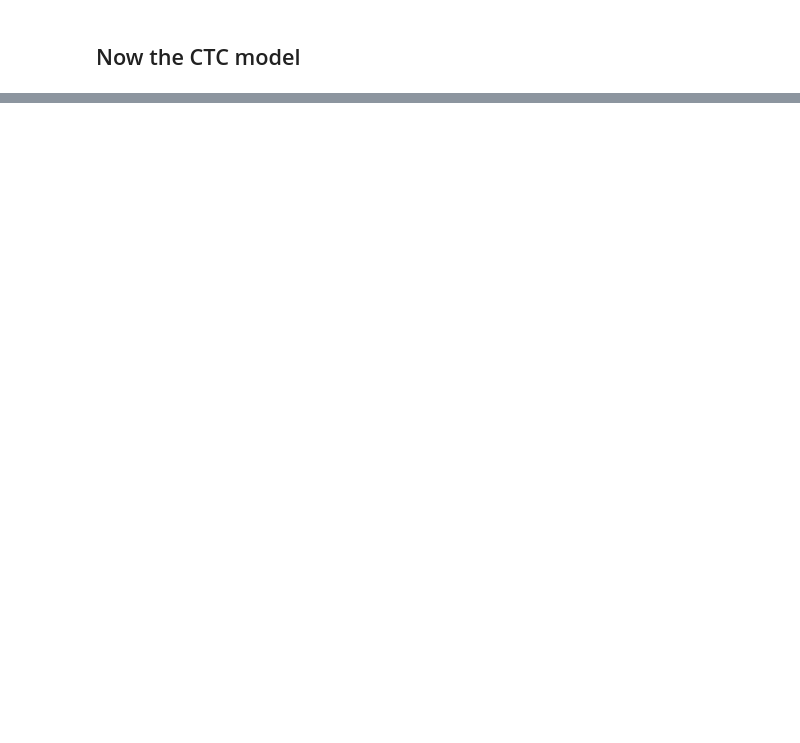
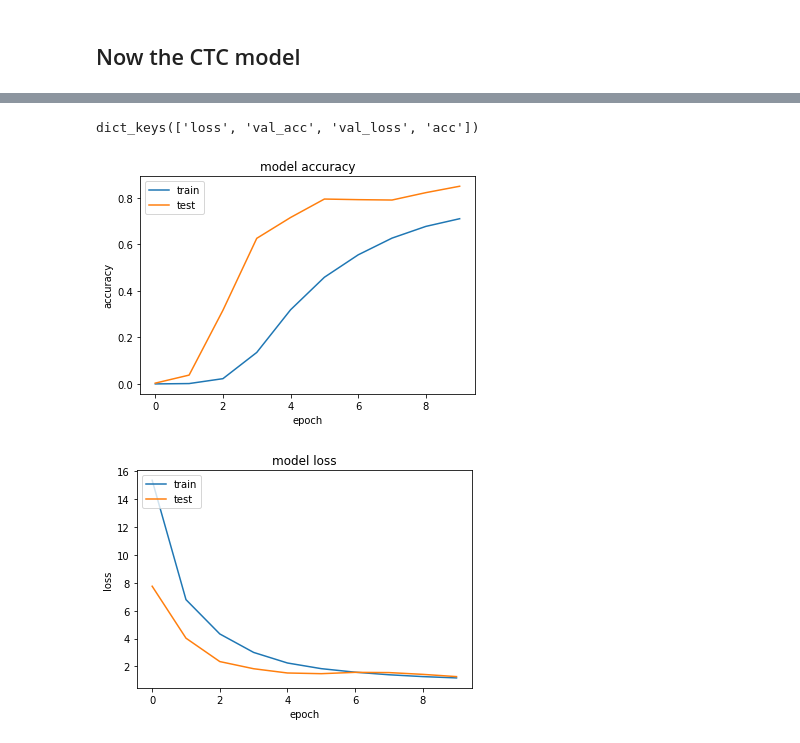
Before and after one commit to chrisdinant/speech, a Jupyter notebook: train.ipynb, the cells around one changed output, grey strips where cells are left out. Drawn from its saved outputs; the diff is of its cells as text; code cells hidden in the pictures; blank space fills up the shorter version.

```diff
--- a/train.ipynb
+++ b/train.ipynb
@@ -203,0 +167,22 @@ def ctc(y_true, y_pred):
+# %%
+labels, input_length, label_length = get_ctc_params(Y = Y_train_all, classes_list = all_classes)
+labels_val, input_length_val, label_length_val = get_ctc_params(Y = Y_val_all, classes_list = all_classes)
+# %%
+checkpointer = ModelCheckpoint(filepath="./models/ctc_{}_best.h5".format(date),
+                               verbose=0,
+                               save_best_only=True)
+# %%
+history = sr_ctc.m.fit([np.squeeze(X_train),
+                            labels,
+                            input_length,
+                            label_length],
+                       np.zeros([len(Y_train_all)]),
+                       batch_size = 128,
+                       epochs = 10,
+                       validation_data = ([np.squeeze(X_val),
+                                           labels_val,
+                                           input_length_val,
+                                           label_length_val],
+                                          np.zeros([len(Y_val_all)])),
+                       callbacks = [checkpointer],
+                       verbose = 1, shuffle = True)
@@ -203,0 +210,25 @@ def ctc(y_true, y_pred):
+# %%
+# plot
+print(history.history.keys())
+# summarize history for accuracy
+plt.plot(history.history['acc'])
+plt.plot(history.history['val_acc'])
+plt.title('model accuracy')
+plt.ylabel('accuracy')
+plt.xlabel('epoch')
+plt.legend(['train', 'test'], loc='upper left')
+plt.savefig('graphs/ctc_{}_acc.png'.format(date),bbox_inches='tight')
+plt.show()
+# summarize history for loss
+plt.plot(history.history['loss'])
+plt.plot(history.history['val_loss'])
+plt.title('model loss')
+plt.ylabel('loss')
+plt.xlabel('epoch')
+plt.legend(['train', 'test'], loc='upper left')
+plt.savefig('graphs/ctc_{}_loss.png'.format(date), bbox_inches='tight')
+plt.show()
+# %% [output]
+dict_keys(['loss', 'val_acc', 'val_loss', 'acc'])
+[figure, added]
+[figure, added]
```
Also changed, not shown: parts of 17 cells of this notebook, 3 other files.
